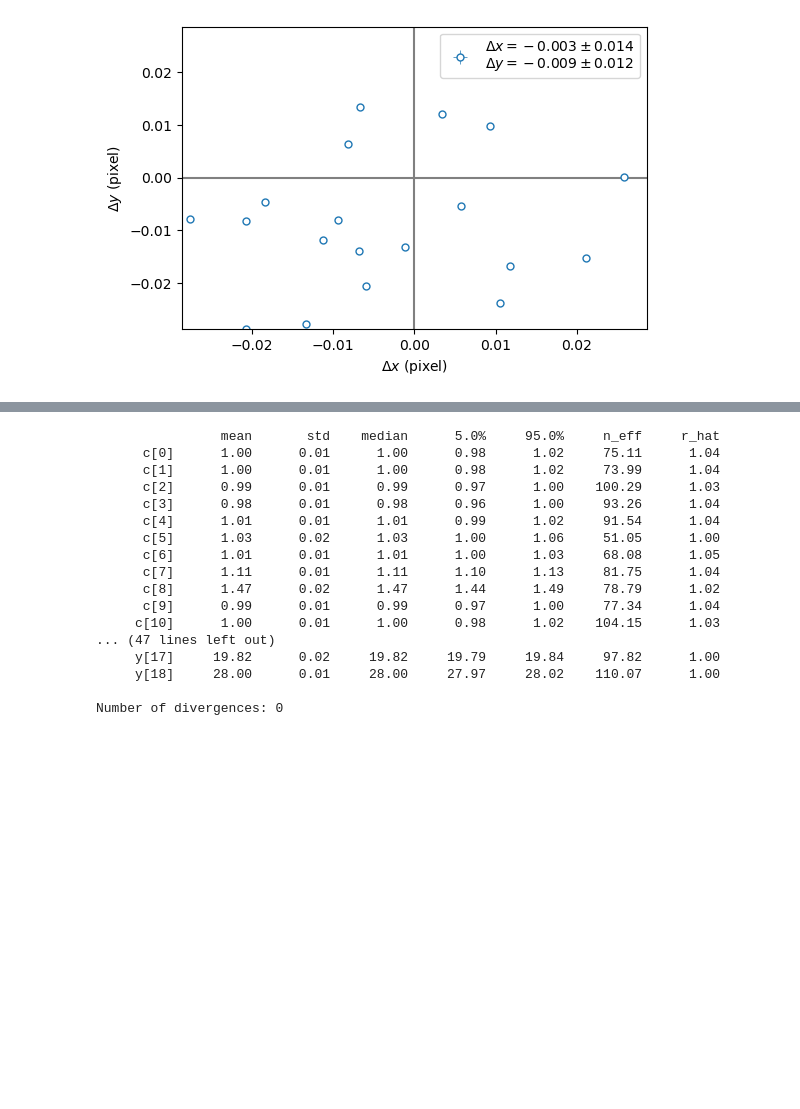
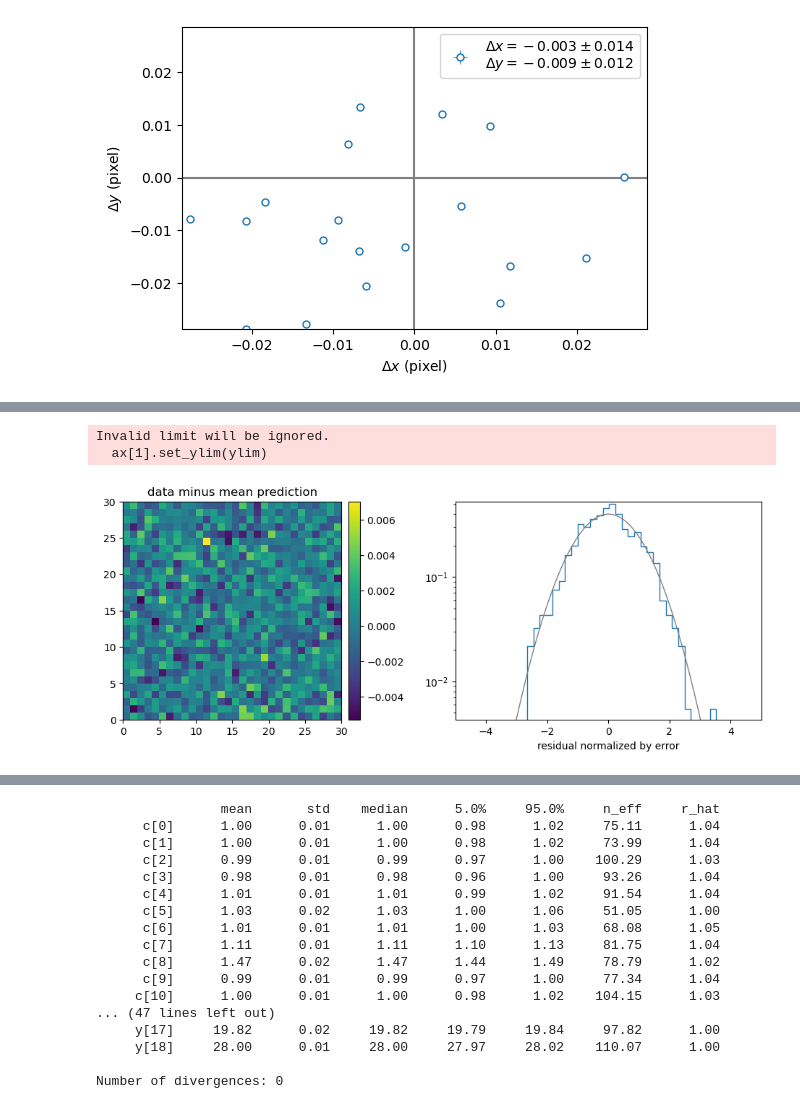
Before and after one commit to kemasuda/bepsf, a Jupyter notebook: common_PSF_marginal.ipynb, the cells around one changed output, grey strips where cells are left out. Drawn from its saved outputs; the diff is of its cells as text; code cells hidden in the pictures; blank space fills up the shorter version.

```diff
--- a/common_PSF_marginal.ipynb
+++ b/common_PSF_marginal.ipynb
@@ -354,0 +316,20 @@ plt.colorbar()
+# %%
+fig, ax = plt.subplots(1,2,figsize=(12,4))
+im = ax[0].imshow(Zobs-(U@mu_pred).reshape(pix.Nx,pix.Ny), origin='lower',
+                  extent=[pix.xgrid_edge[0], pix.xgrid_edge[-1], pix.ygrid_edge[0], pix.ygrid_edge[-1]])
+divider = make_axes_locatable(ax[0])
+cax = divider.append_axes("right", size="5%", pad=0.1)
+plt.colorbar(im, cax=cax)
+ax[0].set_title('data minus mean prediction')
+ax[1].hist(np.array(Zobs.ravel()-(U@mu_pred))/sigmaerr, histtype='step', lw=1, bins=30, density=True)
+ylim = ax[1].get_ylim()
+ax[1].set_yscale("log")
+ax[1].set_xlim(-5,5)
+ax[1].set_ylim(ylim)
+x0 = np.linspace(-5, 5, 100)
+ax[1].plot(x0, np.exp(-0.5*x0**2)/np.sqrt(2*np.pi), color='gray', lw=1)
+ax[1].set_xlabel("residual normalized by error");
+# %% [output]
+Invalid limit will be ignored.
+  ax[1].set_ylim(ylim)
+[figure, added]
```
Also changed, not shown: parts of 18 cells of this notebook.
